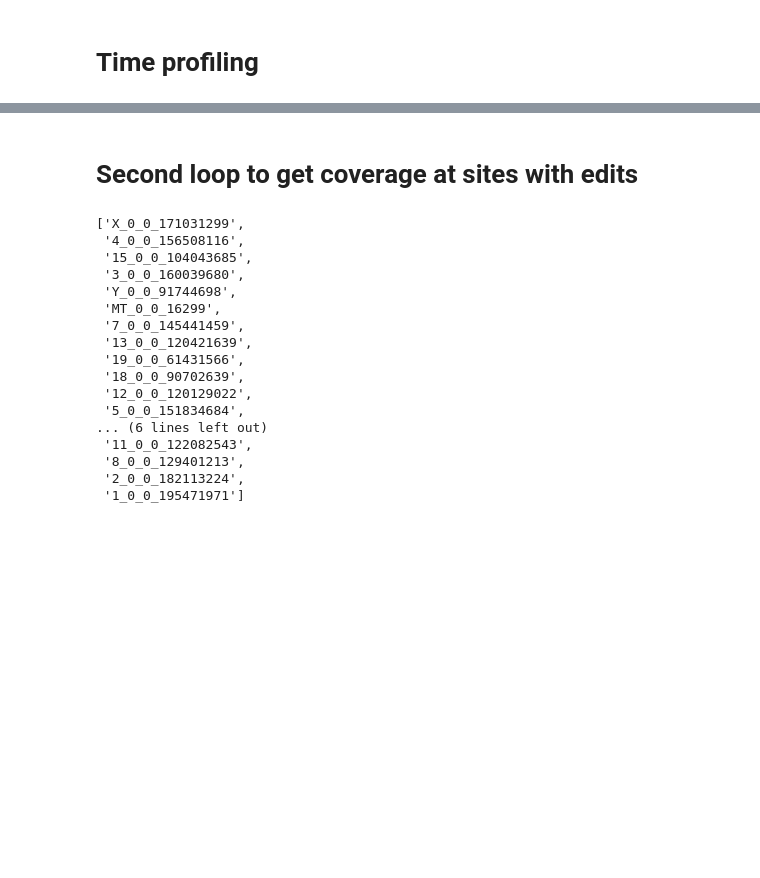
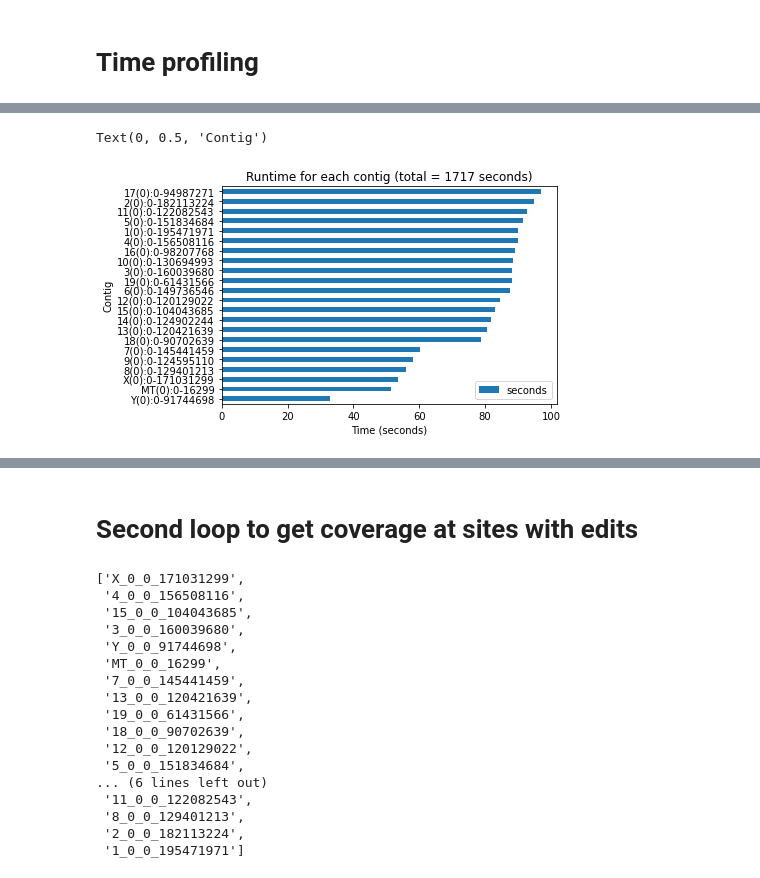
Before and after one commit to howardxu520/MARINE, a Jupyter notebook: scripts/check_against_pileup_all_cells-threaded.ipynb, the cells around one changed output, grey strips where cells are left out. Drawn from its saved outputs; the diff is of its cells as text; code cells hidden in the pictures; blank space fills up the shorter version.

```diff
--- a/scripts/check_against_pileup_all_cells-threaded.ipynb
+++ b/scripts/check_against_pileup_all_cells-threaded.ipynb
@@ -240,0 +278,10 @@ bam handle size = 0.248 kb
+# %%
+total_contig_times_df = pd.DataFrame.from_dict(total_contig_times, orient='index', columns=['seconds']).sort_values('seconds')
+# %%
+total_contig_times_df.plot(kind='barh')
+plt.title("Runtime for each contig (total = {} seconds)".format(round(total_contig_times_df.seconds.sum())))
+plt.xlabel("Time (seconds)")
+plt.ylabel("Contig")
+# %% [output]
+Text(0, 0.5, 'Contig')
+[figure, added]
```
Also changed, not shown: parts of 11 cells of this notebook, 6 other files.
